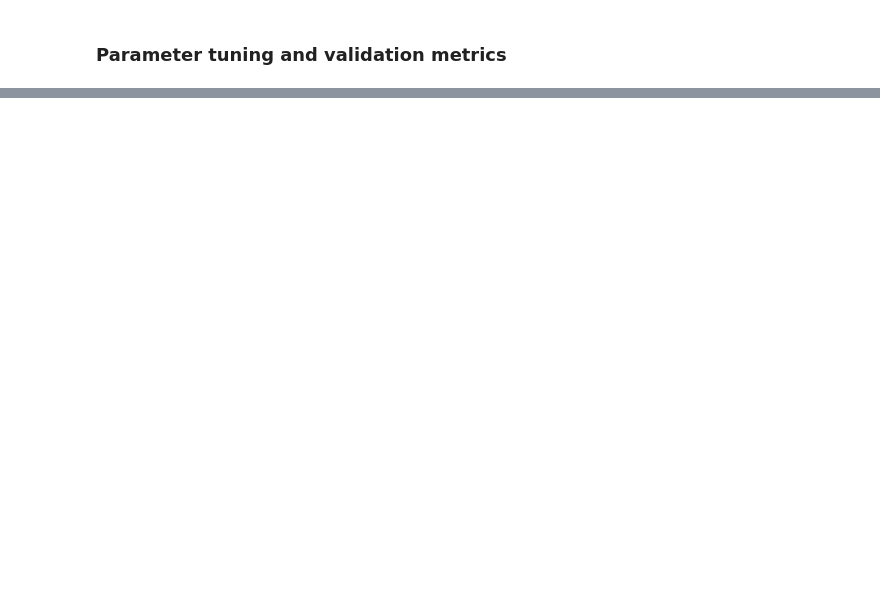
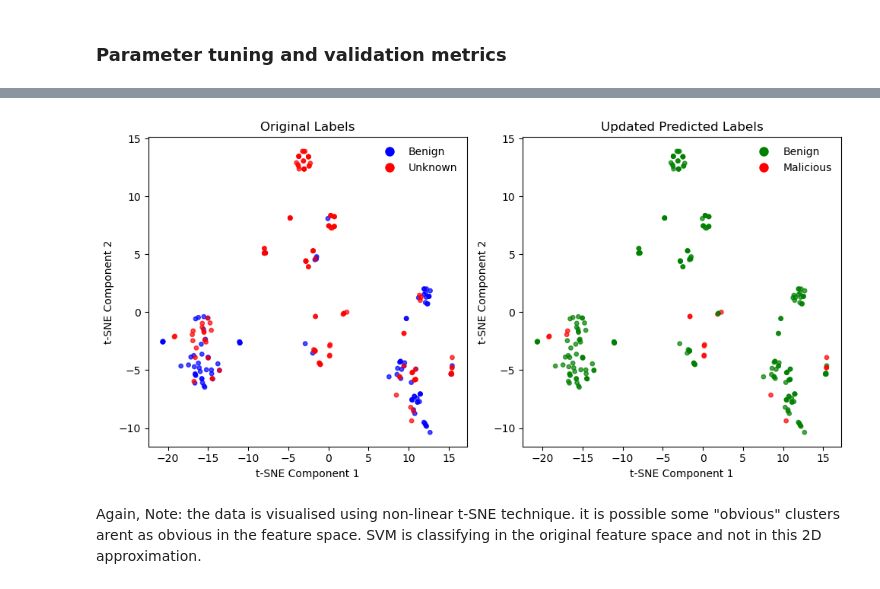
Before and after one commit to jsvobo/log_analysis_task, a Jupyter notebook: pipeline.ipynb, the cells around one changed output, grey strips where cells are left out. Saved outputs shown, nothing was run; the diff lists cells and outputs as text; code cells hidden in the pictures; blank space fills up the shorter version.

```diff
--- a/pipeline.ipynb
+++ b/pipeline.ipynb
@@ -286,0 +335,10 @@ How do I do parameter tuning?
+# %%
+# show one run of the algorithm
+oc_svm = OneClassSVM(kernel='rbf', gamma=1, nu=0.6)
+oc_svm.fit(features_selected_data)
+
+outlier_scores = oc_svm.decision_function(features_selected_data)
+
+#visualize
+visualize_outlier_score(tsne_results, outlier_scores)
+plot_tsne_with_labels(tsne_results, labels)
@@ -286,0 +438,38 @@ How do I do parameter tuning?
+# %%
+# Relabel known benign points as benign  and compare the graphs
+final_labels = predicted_labels.copy()
+final_labels[binary_labels == 1] = 'benign'
+
+# Visualize the updated labels
+plt.figure(figsize=(10, 5))
+
+# First subplot: original labels
+plt.subplot(1, 2, 1)
+label_colors = labels.map({'benign': 'blue', 'unknown': 'red'})
+plt.scatter(tsne_results[:, 0], tsne_results[:, 1], c=label_colors, s=15, alpha=0.7)
+plt.title("Original Labels")
+plt.xlabel("t-SNE Component 1")
+plt.ylabel("t-SNE Component 2")
+plt.legend(handles=[
+    plt.Line2D([0], [0], marker='o', color='w', label='Benign', markerfacecolor='blue', markersize=10),
+    plt.Line2D([0], [0], marker='o', color='w', label='Unknown', markerfacecolor='red', markersize=10)
+], loc="best", frameon=False)
+
+# Second subplot: updated predicted labels
+plt.subplot(1, 2, 2)
+pred_colors = pd.Series(final_labels).map({"benign": "green", "malicious": "red"})
+plt.scatter(tsne_results[:, 0], tsne_results[:, 1], c=pred_colors, s=15, alpha=0.7)
+plt.title("Updated Predicted Labels")
+plt.xlabel("t-SNE Component 1")
+plt.ylabel("t-SNE Component 2")
+plt.legend(handles=[
+    plt.Line2D([0], [0], marker='o', color='w', label='Benign', markerfacecolor='green', markersize=10),
+    plt.Line2D([0], [0], marker='o', color='w', label='Malicious', markerfacecolor='red', markersize=10)
+], loc="best", frameon=False)
+
+plt.tight_layout()
+plt.show()
+# %% [output]
+[figure, added]
+# %% [markdown]
+Again, Note: the data is visualised using non-linear t-SNE technique. it is possible some "obvious" clusters arent as obvious in the feature space. SVM is classifying in the original feature space and not in this 2D approximation.
```
Also changed, not shown: parts of 19 cells of this notebook.
